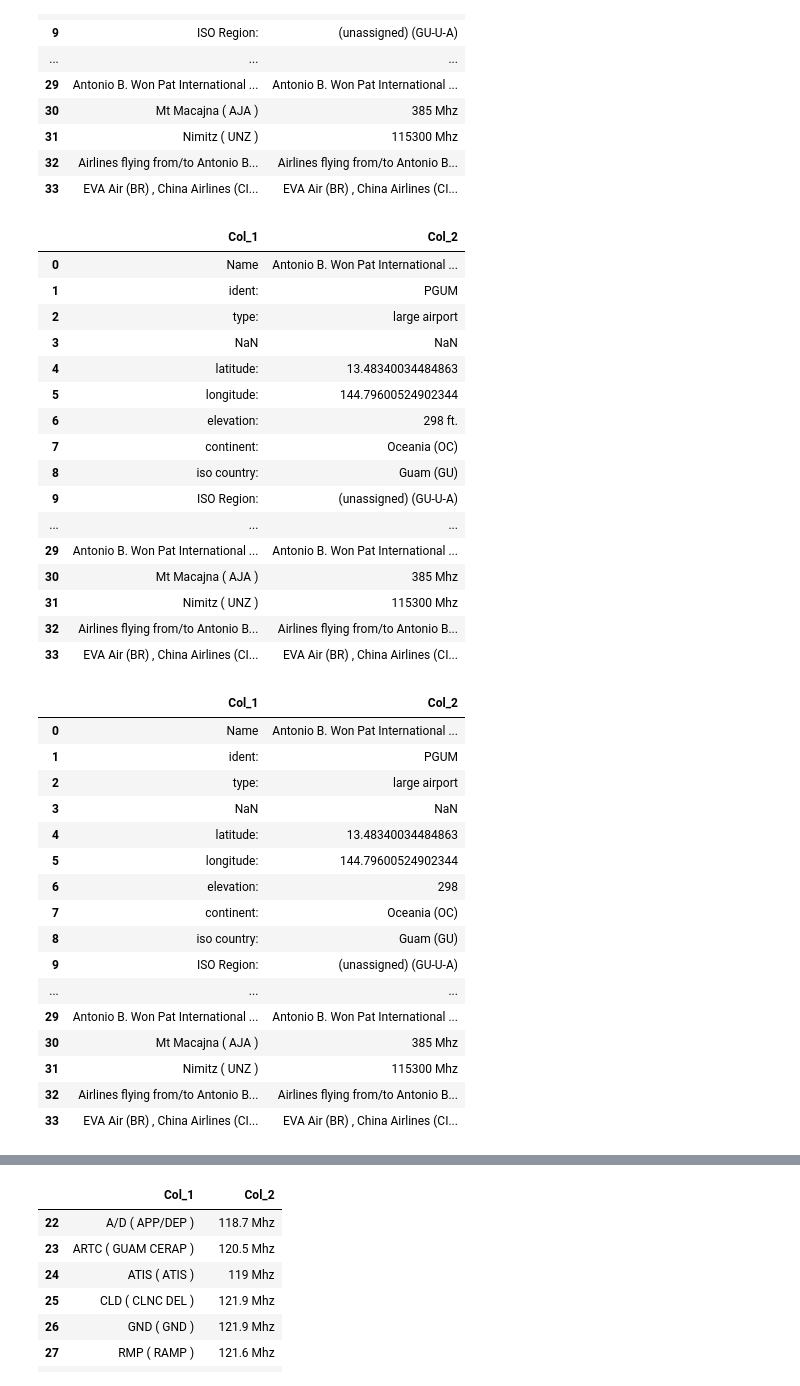
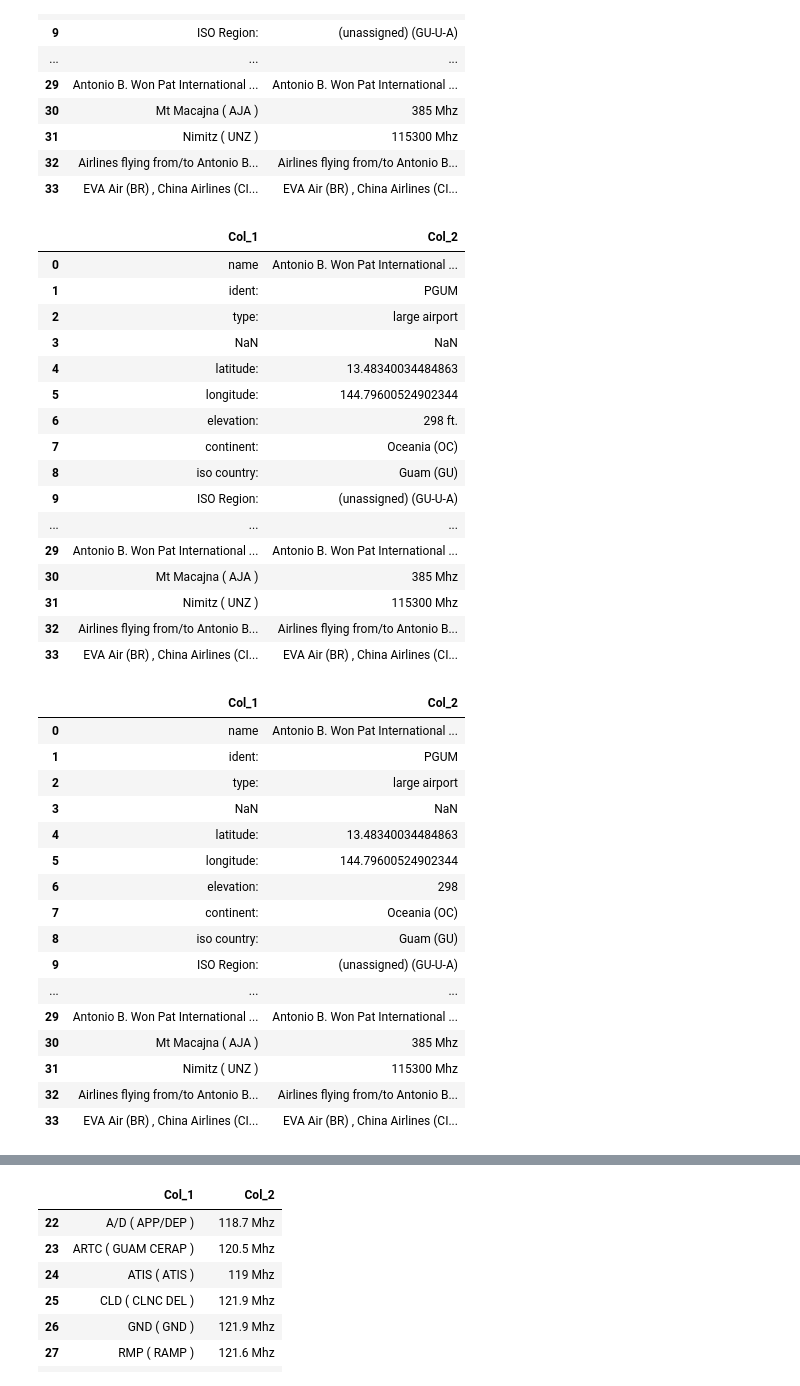
Before and after one commit to benniehana111/Airfield-Analysis, a Jupyter notebook: Airport_table_transform.ipynb, the cells around one changed output, grey strips where cells are left out. Saved outputs shown, nothing was run; the diff lists cells and outputs as text; code cells hidden in the pictures.

```diff
--- a/Airport_table_transform.ipynb
+++ b/Airport_table_transform.ipynb
@@ -60,12 +66,13 @@ df1
 # %%
 df1.columns = ['Col_1', 'Col_2']
 # %%
-df1.loc[0, 'Col_1'] = 'Name'
+# Create Name variable
+df1.loc[0, 'Col_1'] = 'name'
 df1['Col_2'] = df1['Col_2'].str.replace(' details and information', '')
 df1
 # %% [output]
 |  | Col_1 | Col_2 |
-| 0 | Name | Antonio B. Won Pat International ... |
+| 0 | name | Antonio B. Won Pat International ... |
 | 1 | ident: | PGUM |
 | 2 | type: | large airport |
 | 3 | NaN | NaN |
@@ -82,11 +89,12 @@ df1
 | 32 | Airlines flying from/to Antonio B... | Airlines flying from/to Antonio B... |
 | 33 | EVA Air (BR) , China Airlines (CI... | EVA Air (BR) , China Airlines (CI... |
 # %%
+# Clean text; remove "ft."
 df1['Col_2'] = df1['Col_2'].str.replace(' ft.', '')
 df1
 # %% [output]
 |  | Col_1 | Col_2 |
-| 0 | Name | Antonio B. Won Pat International ... |
+| 0 | name | Antonio B. Won Pat International ... |
 | 1 | ident: | PGUM |
 | 2 | type: | large airport |
 | 3 | NaN | NaN |
```
Also changed, not shown: parts of 59 cells of this notebook.
